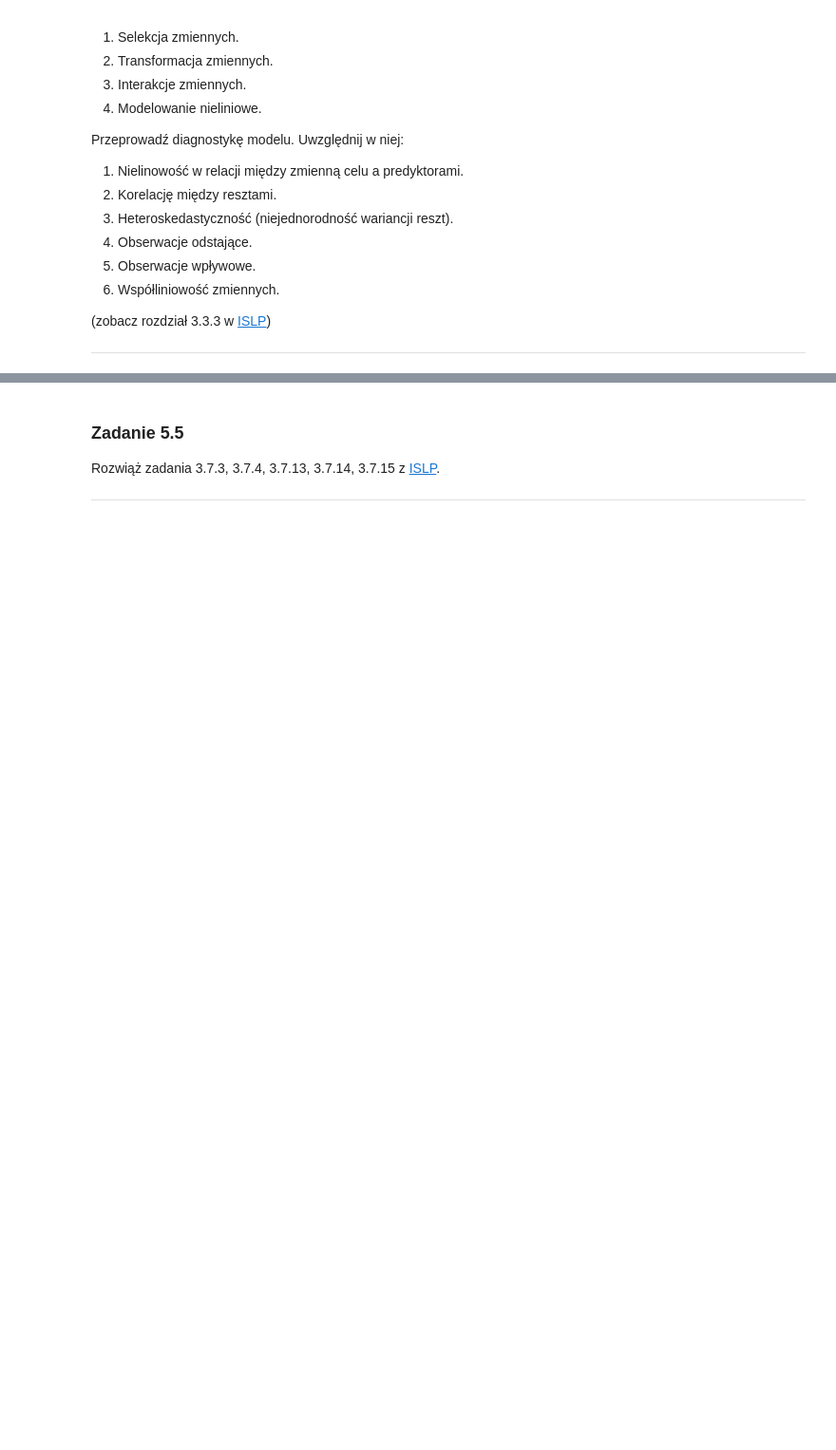
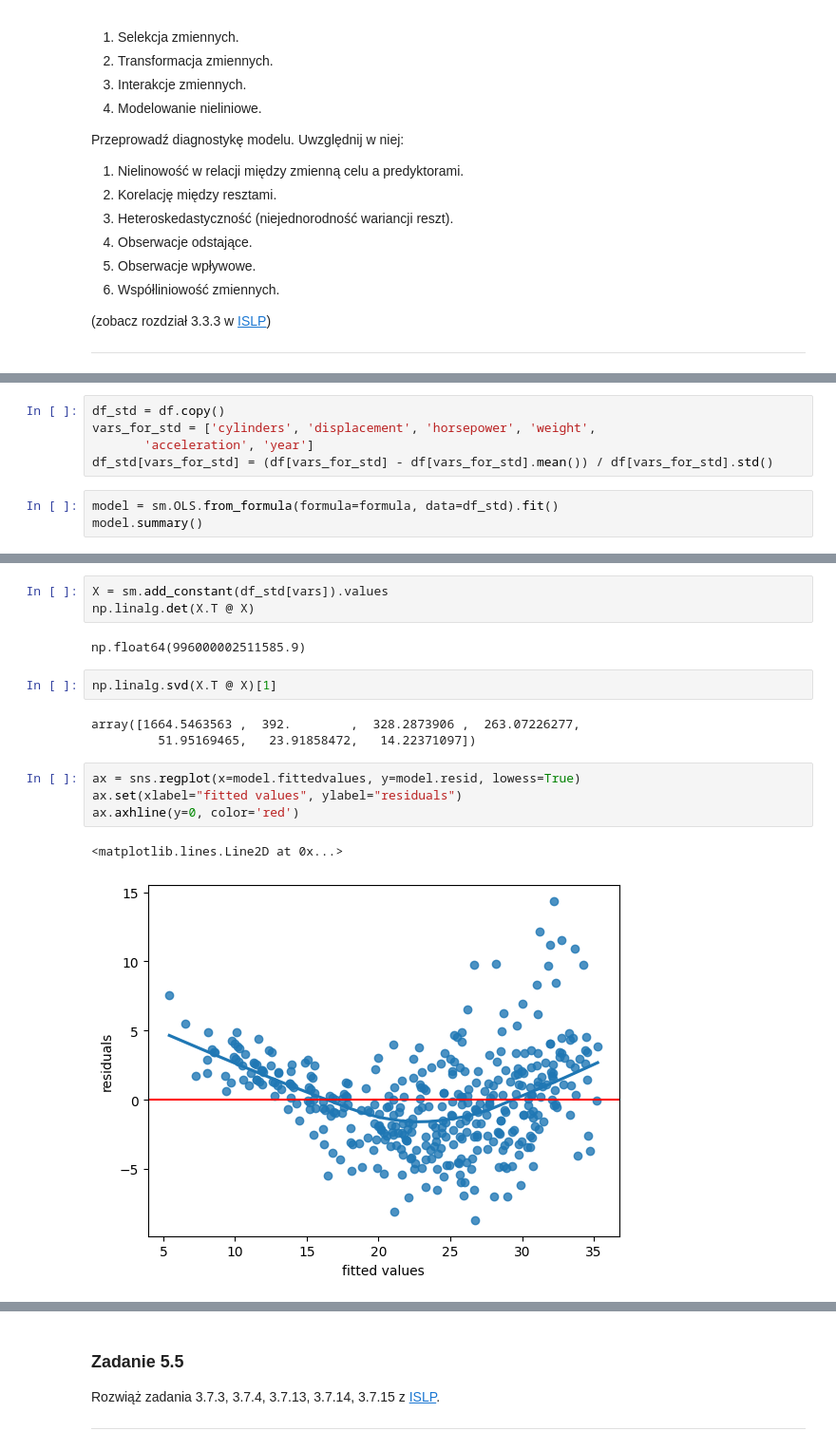
Before and after one commit to zosiawidawska/Pliki, a Jupyter notebook: lab_5.ipynb, the cells around one changed output, grey strips where cells are left out. Shown at 95% size. Cells and saved outputs as stored; diff of their text form; blank space fills up the shorter version.

```diff
--- a/lab_5.ipynb
+++ b/lab_5.ipynb
@@ -223,0 +250,8 @@ strong multicollinearity or other numerical problems.
+# %%
+df_std = df.copy()
+vars_for_std = ['cylinders', 'displacement', 'horsepower', 'weight',
+       'acceleration', 'year']
+df_std[vars_for_std] = (df[vars_for_std] - df[vars_for_std].mean()) / df[vars_for_std].std()
+# %%
+model = sm.OLS.from_formula(formula=formula, data=df_std).fit()
+model.summary()
@@ -223,0 +283,17 @@ strong multicollinearity or other numerical problems.
+# %%
+X = sm.add_constant(df_std[vars]).values
+np.linalg.det(X.T @ X)
+# %% [output]
+np.float64(996000002511585.9)
+# %%
+np.linalg.svd(X.T @ X)[1]
+# %% [output]
+array([1664.5463563 ,  392.        ,  328.2873906 ,  263.07226277,
+         51.95169465,   23.91858472,   14.22371097])
+# %%
+ax = sns.regplot(x=model.fittedvalues, y=model.resid, lowess=True)
+ax.set(xlabel="fitted values", ylabel="residuals")
+ax.axhline(y=0, color='red')
+# %% [output]
+<matplotlib.lines.Line2D at 0x...>
+[figure, added]
```
Also changed, not shown: parts of 15 cells of this notebook.
